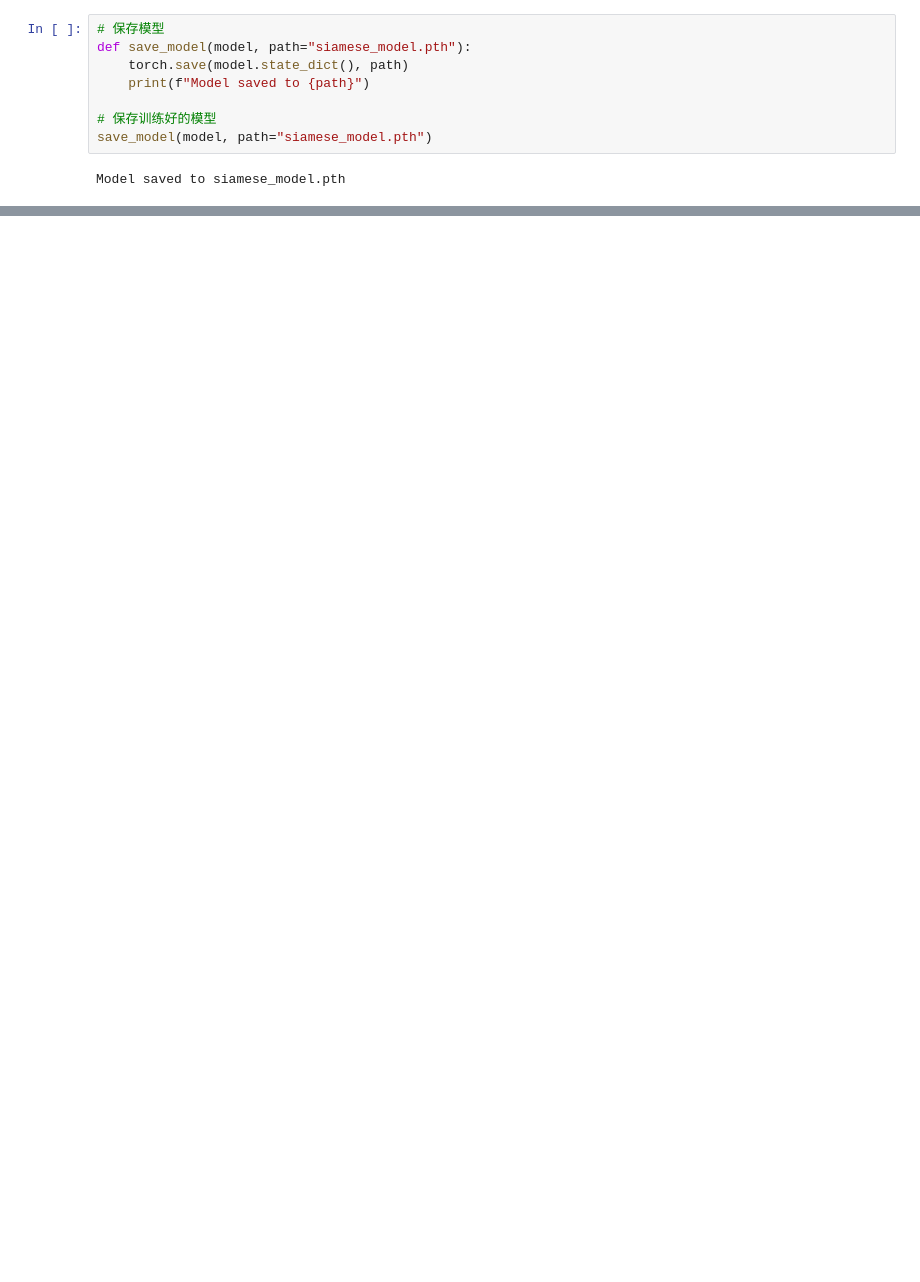
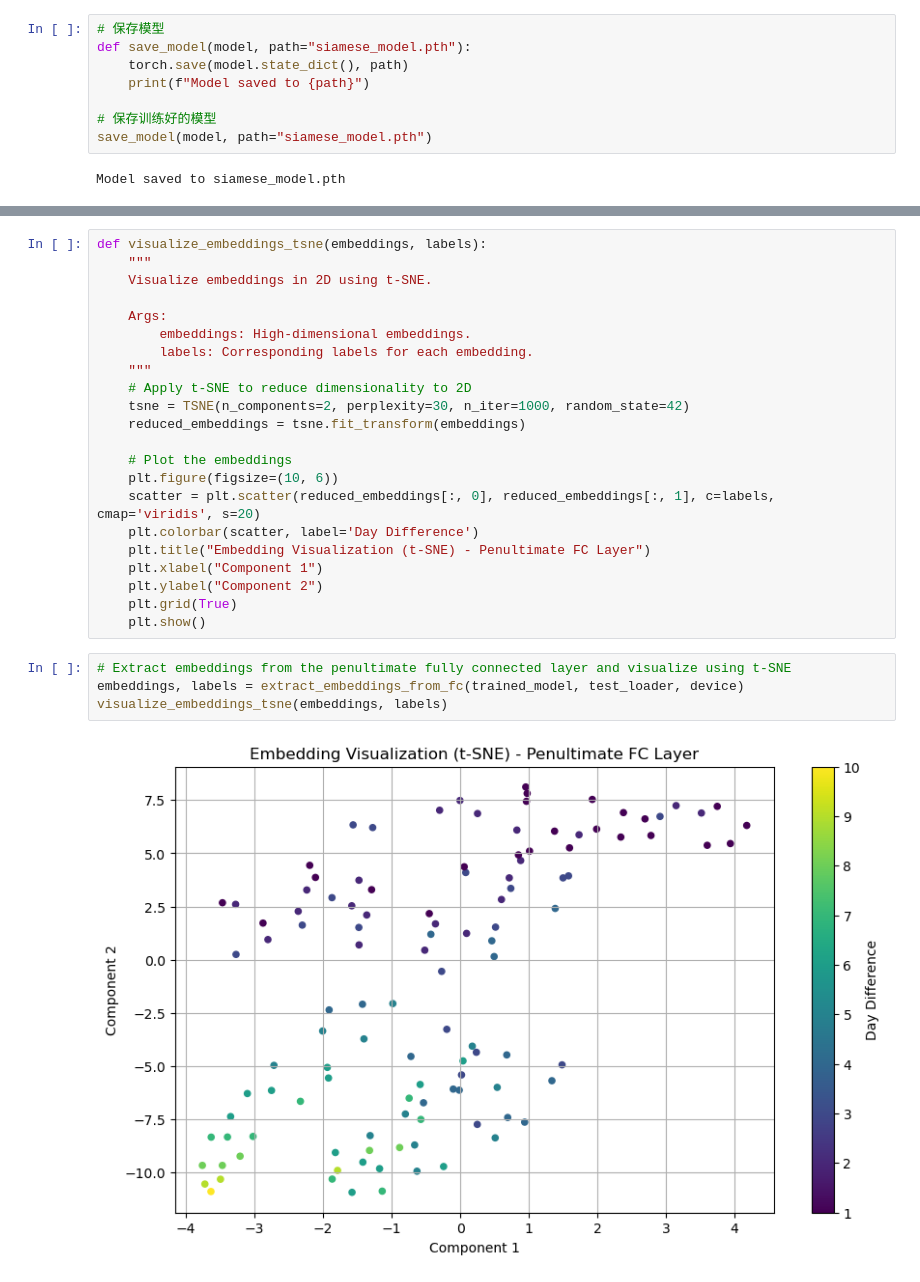
Before and after one commit to JediRevan/fruit_age_classification, a Jupyter notebook: siamese.ipynb, the cells around one changed output, grey strips where cells are left out. Saved outputs shown, nothing was run; the diff lists cells and outputs as text; blank space fills up the shorter version.

```diff
--- a/siamese.ipynb
+++ b/siamese.ipynb
@@ -384,0 +473,28 @@ Model saved to siamese_model.pth
+# %%
+def visualize_embeddings_tsne(embeddings, labels):
+    """
+    Visualize embeddings in 2D using t-SNE.
+
+    Args:
+        embeddings: High-dimensional embeddings.
+        labels: Corresponding labels for each embedding.
+    """
+    # Apply t-SNE to reduce dimensionality to 2D
+    tsne = TSNE(n_components=2, perplexity=30, n_iter=1000, random_state=42)
+    reduced_embeddings = tsne.fit_transform(embeddings)
+
+    # Plot the embeddings
+    plt.figure(figsize=(10, 6))
+    scatter = plt.scatter(reduced_embeddings[:, 0], reduced_embeddings[:, 1], c=labels, cmap='viridis', s=20)
+    plt.colorbar(scatter, label='Day Difference')
+    plt.title("Embedding Visualization (t-SNE) - Penultimate FC Layer")
+    plt.xlabel("Component 1")
+    plt.ylabel("Component 2")
+    plt.grid(True)
+    plt.show()
+# %%
+# Extract embeddings from the penultimate fully connected layer and visualize using t-SNE
+embeddings, labels = extract_embeddings_from_fc(trained_model, test_loader, device)
+visualize_embeddings_tsne(embeddings, labels)
+# %% [output]
+[figure, added]
```
Also changed, not shown: parts of 6 cells of this notebook.
